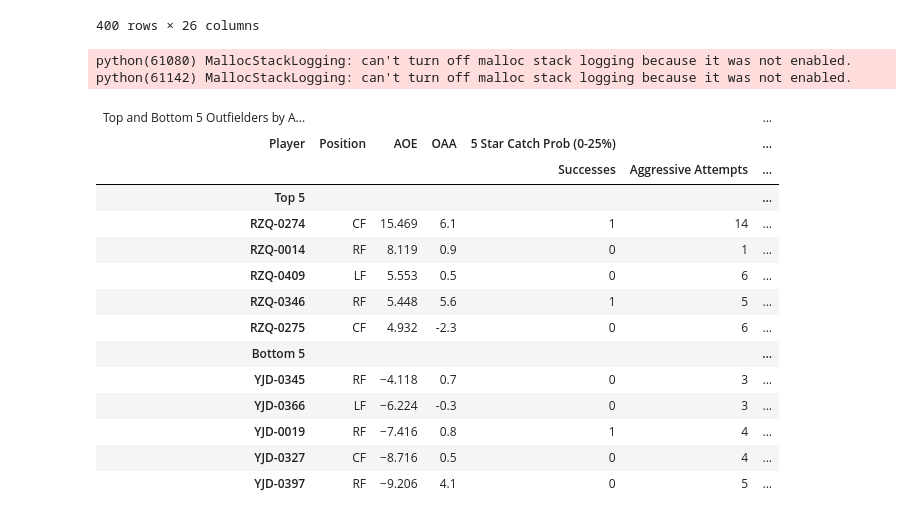
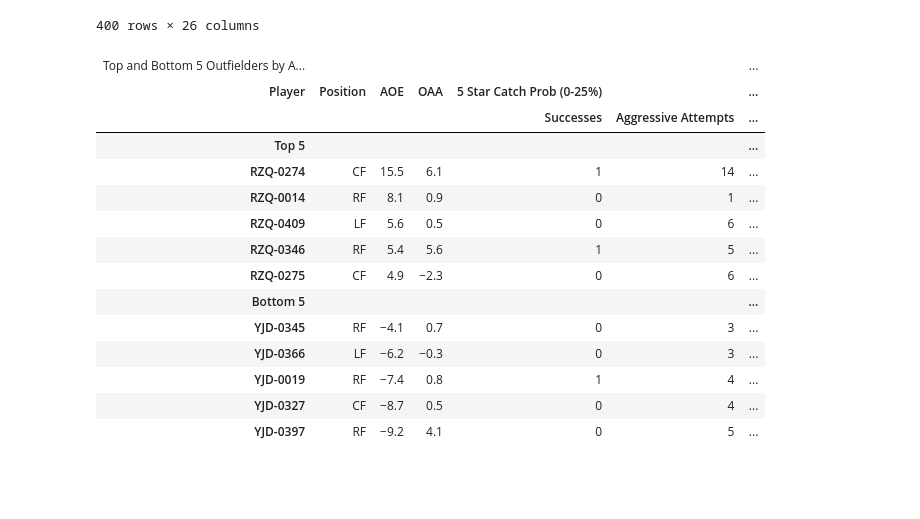
Before and after one commit to d2osborn/SMTChallenge2025, a Jupyter notebook: Team 15-analysis.ipynb, the cells around one changed output. Saved outputs shown, nothing was run; the diff lists cells and outputs as text; code cells hidden in the pictures; blank space fills up the shorter version.

```diff
--- a/Team 15-analysis.ipynb
+++ b/Team 15-analysis.ipynb
@@ -2110,6 +2098,8 @@ primary_pos_aoe_players
 | 527 | YJD-0361 | 1 | -0.132772 | 22.809593 | 0 | 0.0 | 0 | ... |
 | 528 | YJD-0112 | 1 | -0.131705 | 9.164584 | 0 | 0.0 | 0 | ... |
 400 rows × 26 columns
+# %%
+primary_pos_aoe_players = pd.read_csv('players_w_aoe.csv').iloc[:, 1:].copy()
 # %%
 top_5 = primary_pos_aoe_players.sort_values("AOE", ascending=False).head(5).copy()
 bottom_5 = primary_pos_aoe_players.sort_values("AOE", ascending=True).head(5).sort_values(by='AOE', ascending=False).copy()
@@ -2118,45 +2108,45 @@ bottom_5["Group"] = "Bottom 5"
 aoe_table = pd.concat([top_5, bottom_5], ignore_index=True)[["Group", "player_name", "pos", "AOE", "oaa",
                                                             "5_star_agg_successes", "5_Star_agg_attempts",
                                                             "4_star_agg_successes", "4_Star_agg_attempts",
                                                             "3_star_agg_successes", "3_Star_agg_attempts"]]
 
 top_rows = aoe_table.index[aoe_table["Group"] == "Top 5"].tolist()
 bottom_rows = aoe_table.index[aoe_table["Group"] == "Bottom 5"].tolist()
 
 aoe_gt_table = (gt.GT(aoe_table, rowname_col="player_name", groupname_col="Group") \
 .tab_header(title="Top and Bottom 5 Outfielders by Aggression Over Expected (AOE)") \
 .tab_stubhead(label="Player") \
-.fmt_number(columns="AOE", decimals=3) \
+.fmt_number(columns="AOE", decimals=1) \
+.fmt_number(columns="oaa", decimals=1) \
 .cols_label(pos="Position", AOE="AOE", oaa="OAA", **{"5_star_agg_successes": "Successes", "5_Star_agg_attempts": gt.html("<br>Aggressive</br> Attempts"),
                                                      "4_star_agg_successes": "Successes", "4_Star_agg_attempts": gt.html("<br>Aggressive</br> Attempts"),
                                                      "3_star_agg_successes": "Successes", "3_Star_agg_attempts": gt.html("<br>Aggressive</br> Attempts"),
                                                      }
             ) \
 .tab_spanner(label="5 Star Catch Prob (0-25%)", columns=["5_star_agg_successes", "5_Star_agg_attempts"]) \
 .tab_spanner(label="4 Star Catch Prob (26-50%)", columns=["4_star_agg_successes", "4_Star_agg_attempts"]) \
 .tab_spanner(label="3 Star Catch Prob (51-75%)", columns=["3_star_agg_successes", "3_Star_agg_attempts"]) \
 .tab_style(style=gt.style.fill(color=red_color), locations=gt.loc.body(rows=top_rows)) \
 .tab_style(style=gt.style.text(color="white", weight="bold"), locations=gt.loc.body(rows=top_rows)) \
 .tab_style(style=gt.style.fill(color=baby_blue_color), locations=gt.loc.body(rows=bottom_rows)) \
 .tab_style(style=gt.style.text(color="black", weight="bold"), locations=gt.loc.body(rows=bottom_rows))\
 .cols_align("center"))
+aoe_gt_table
 
-aoe_gt_table.save("AOE_leaderboard.png")
+# aoe_gt_table.save("AOE_leaderboard.png")
 # %% [output]
-python(61080) MallocStackLogging: can't turn off malloc stack logging because it was not enabled.
-python(61142) MallocStackLogging: can't turn off malloc stack logging because it was not enabled.
 | Top and Bottom 5 Outfielders by A... |  |  |  |  |  | ... |
 | Player | Position | AOE | OAA | 5 Star Catch Prob (0-25%) |  | ... |
 |  |  |  |  | Successes | Aggressive Attempts | ... |
 | Top 5 |  |  |  |  |  | ... |
-| RZQ-0274 | CF | 15.469 | 6.1 | 1 | 14 | ... |
-| RZQ-0014 | RF | 8.119 | 0.9 | 0 | 1 | ... |
-| RZQ-0409 | LF | 5.553 | 0.5 | 0 | 6 | ... |
-| RZQ-0346 | RF | 5.448 | 5.6 | 1 | 5 | ... |
-| RZQ-0275 | CF | 4.932 | -2.3 | 0 | 6 | ... |
+| RZQ-0274 | CF | 15.5 | 6.1 | 1 | 14 | ... |
+| RZQ-0014 | RF | 8.1 | 0.9 | 0 | 1 | ... |
+| RZQ-0409 | LF | 5.6 | 0.5 | 0 | 6 | ... |
+| RZQ-0346 | RF | 5.4 | 5.6 | 1 | 5 | ... |
+| RZQ-0275 | CF | 4.9 | −2.3 | 0 | 6 | ... |
 | Bottom 5 |  |  |  |  |  | ... |
-| YJD-0345 | RF | −4.118 | 0.7 | 0 | 3 | ... |
-| YJD-0366 | LF | −6.224 | -0.3 | 0 | 3 | ... |
-| YJD-0019 | RF | −7.416 | 0.8 | 1 | 4 | ... |
-| YJD-0327 | CF | −8.716 | 0.5 | 0 | 4 | ... |
-| YJD-0397 | RF | −9.206 | 4.1 | 0 | 5 | ... |
+| YJD-0345 | RF | −4.1 | 0.7 | 0 | 3 | ... |
+| YJD-0366 | LF | −6.2 | −0.3 | 0 | 3 | ... |
+| YJD-0019 | RF | −7.4 | 0.8 | 1 | 4 | ... |
+| YJD-0327 | CF | −8.7 | 0.5 | 0 | 4 | ... |
+| YJD-0397 | RF | −9.2 | 4.1 | 0 | 5 | ... |
```
Also changed, not shown: parts of 4 cells of this notebook, 2 other files.
